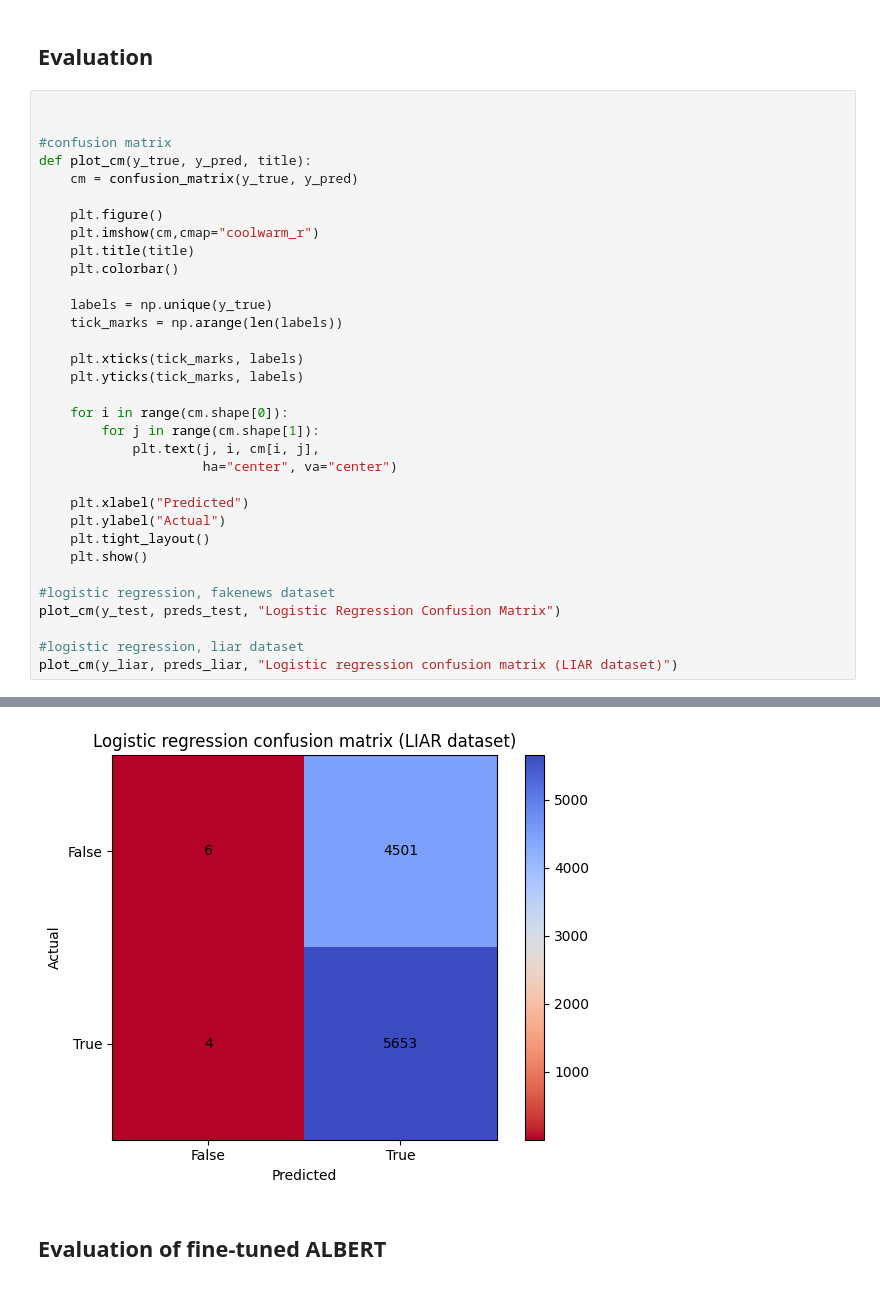
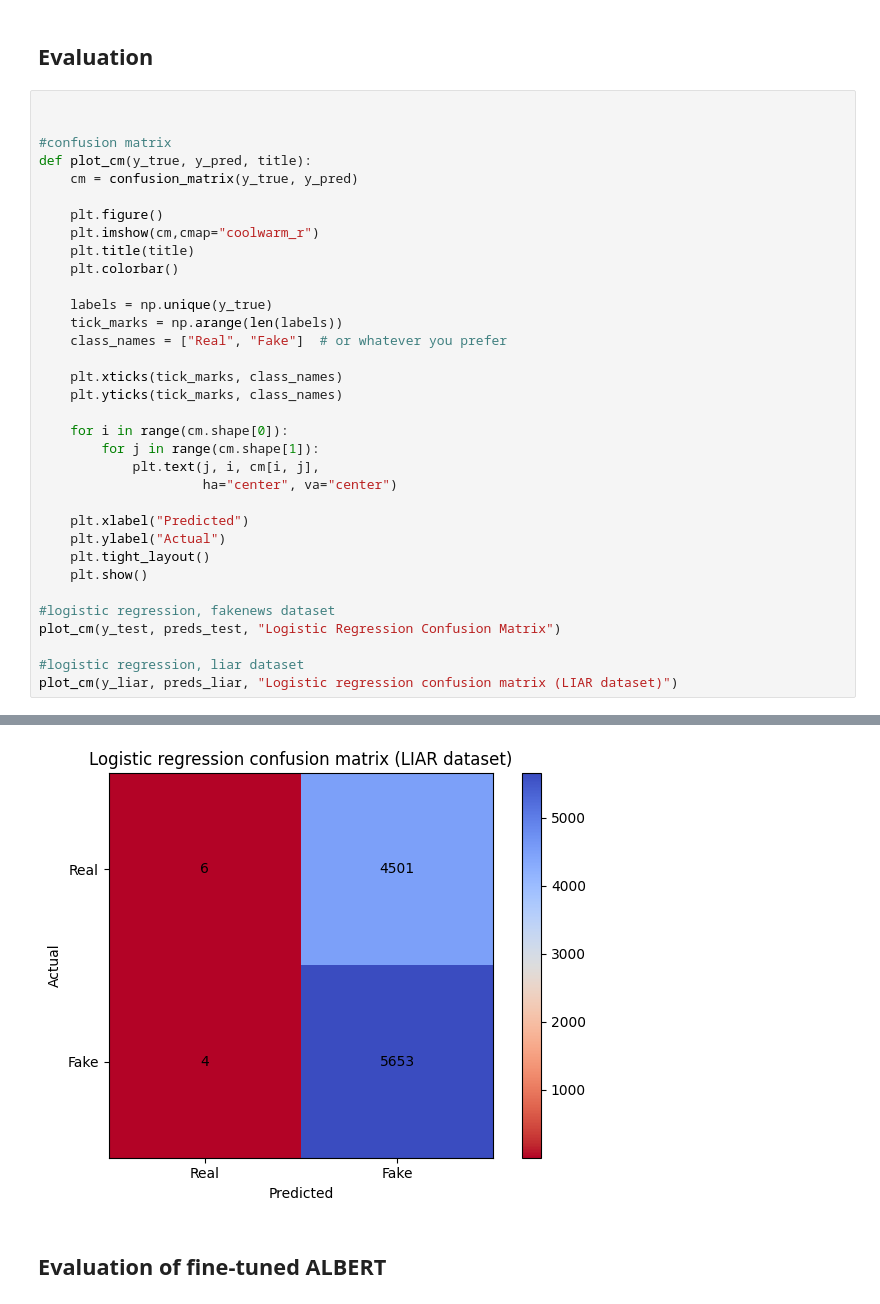
Before and after one commit to MikkelPraestegaard/GDS-final-assignment, a Jupyter notebook: Code.ipynb, the cells around one changed output, grey strips where cells are left out. Drawn from its saved outputs; the diff is of its cells as text.

```diff
--- a/Code.ipynb
+++ b/Code.ipynb
@@ -443,9 +443,10 @@ def plot_cm(y_true, y_pred, title):
 
     labels = np.unique(y_true)
     tick_marks = np.arange(len(labels))
+    class_names = ["Real", "Fake"]  # or whatever you prefer
 
-    plt.xticks(tick_marks, labels)
-    plt.yticks(tick_marks, labels)
+    plt.xticks(tick_marks, class_names)
+    plt.yticks(tick_marks, class_names)
 
     for i in range(cm.shape[0]):
         for j in range(cm.shape[1]):
@@ -467,4 +468,4 @@ plot_cm(y_liar, preds_liar, "Logistic regression confusion matrix (LIAR dataset)
-[figure, old version]
+[figure, new version]
 # %% [markdown]
 ## Evaluation of fine-tuned ALBERT
 # %%
```
Also changed, not shown: parts of 2 cells of this notebook.
